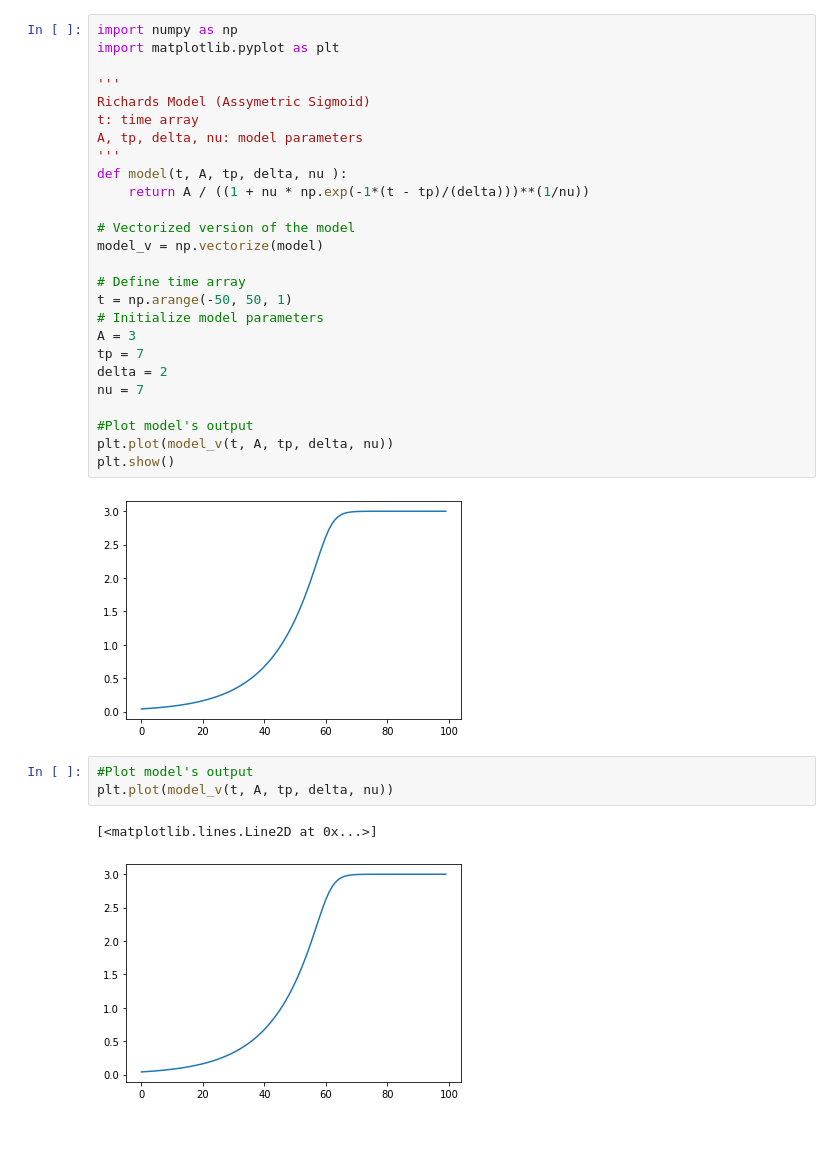
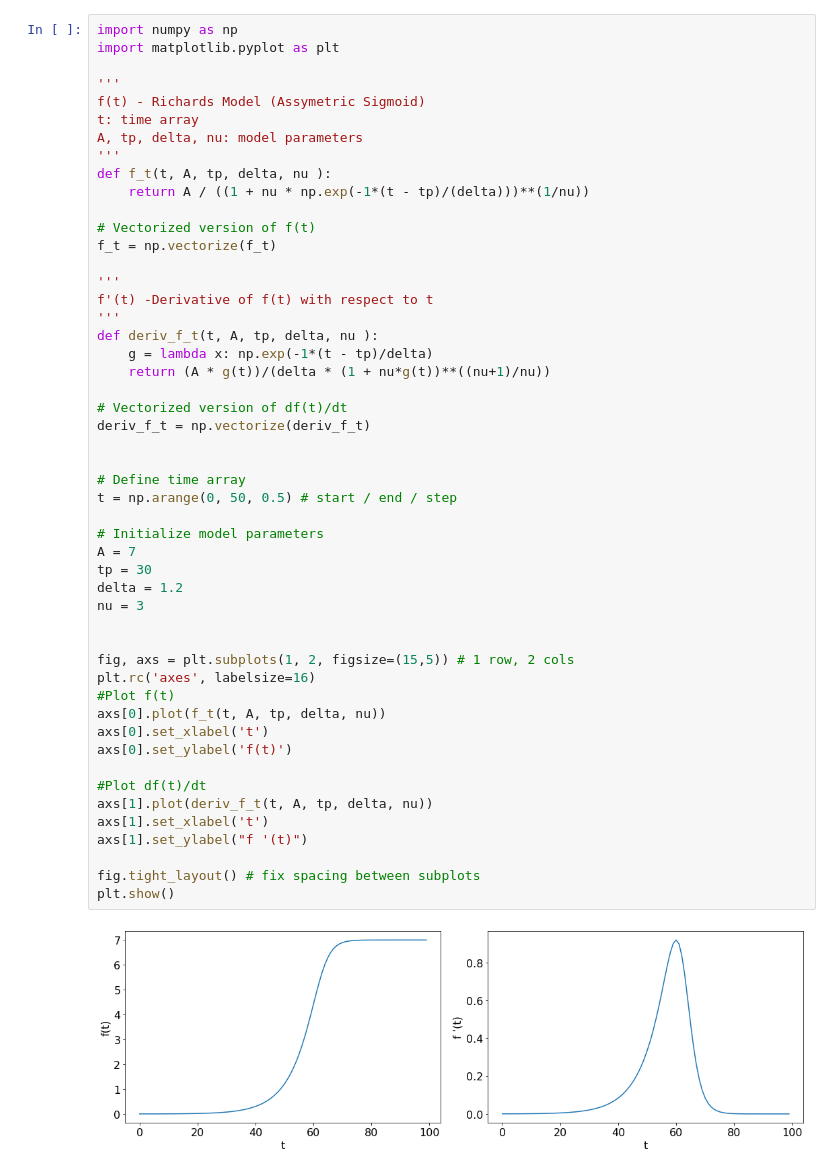
Before and after one commit to fpelogia/epid-models, a Jupyter notebook: Notebooks/functions.ipynb, the cells around one changed output. Cells and saved outputs as stored; diff of their text form; blank space fills up the shorter version.

Commit message:
Adiciona derivada

```diff
--- a/Notebooks/functions.ipynb
+++ b/Notebooks/functions.ipynb
@@ -4,34 +18,52 @@ $$f(t) = \frac{A}{\left(1 + \nu e^{-\frac{(t - t_p)}{\delta}}\right)^{\frac{1}{\
 # %%
 import numpy as np
 import matplotlib.pyplot as plt
 
 '''
-Richards Model (Assymetric Sigmoid)
+f(t) - Richards Model (Assymetric Sigmoid)
 t: time array
 A, tp, delta, nu: model parameters
 '''
-def model(t, A, tp, delta, nu ):
+def f_t(t, A, tp, delta, nu ):
     return A / ((1 + nu * np.exp(-1*(t - tp)/(delta)))**(1/nu))
 
-# Vectorized version of the model
-model_v = np.vectorize(model)
+# Vectorized version of f(t)
+f_t = np.vectorize(f_t)
+
+'''
+f'(t) -Derivative of f(t) with respect to t
+'''
+def deriv_f_t(t, A, tp, delta, nu ):
+    g = lambda x: np.exp(-1*(t - tp)/delta)
+    return (A * g(t))/(delta * (1 + nu*g(t))**((nu+1)/nu))
+
+# Vectorized version of df(t)/dt
+deriv_f_t = np.vectorize(deriv_f_t)
+
 
 # Define time array
-t = np.arange(-50, 50, 1)
+t = np.arange(0, 50, 0.5) # start / end / step
+
 # Initialize model parameters
-A = 3
-tp = 7
-delta = 2
-nu = 7
+A = 7
+tp = 30
+delta = 1.2
+nu = 3
 
-#Plot model's output
-plt.plot(model_v(t, A, tp, delta, nu))
+
+fig, axs = plt.subplots(1, 2, figsize=(15,5)) # 1 row, 2 cols
+plt.rc('axes', labelsize=16)
+#Plot f(t)
+axs[0].plot(f_t(t, A, tp, delta, nu))
+axs[0].set_xlabel('t')
+axs[0].set_ylabel('f(t)')
+
+#Plot df(t)/dt
+axs[1].plot(deriv_f_t(t, A, tp, delta, nu))
+axs[1].set_xlabel('t')
+axs[1].set_ylabel("f '(t)")
+
+fig.tight_layout() # fix spacing between subplots
 plt.show()
 # %% [output]
-[figure, old version]
+[figure, new version]
-# %%
-#Plot model's output
-plt.plot(model_v(t, A, tp, delta, nu))
-# %% [output]
-[<matplotlib.lines.Line2D at 0x...>]
-[figure, removed]
```
Also changed, not shown: parts of 9 cells of this notebook, 1 other file.
